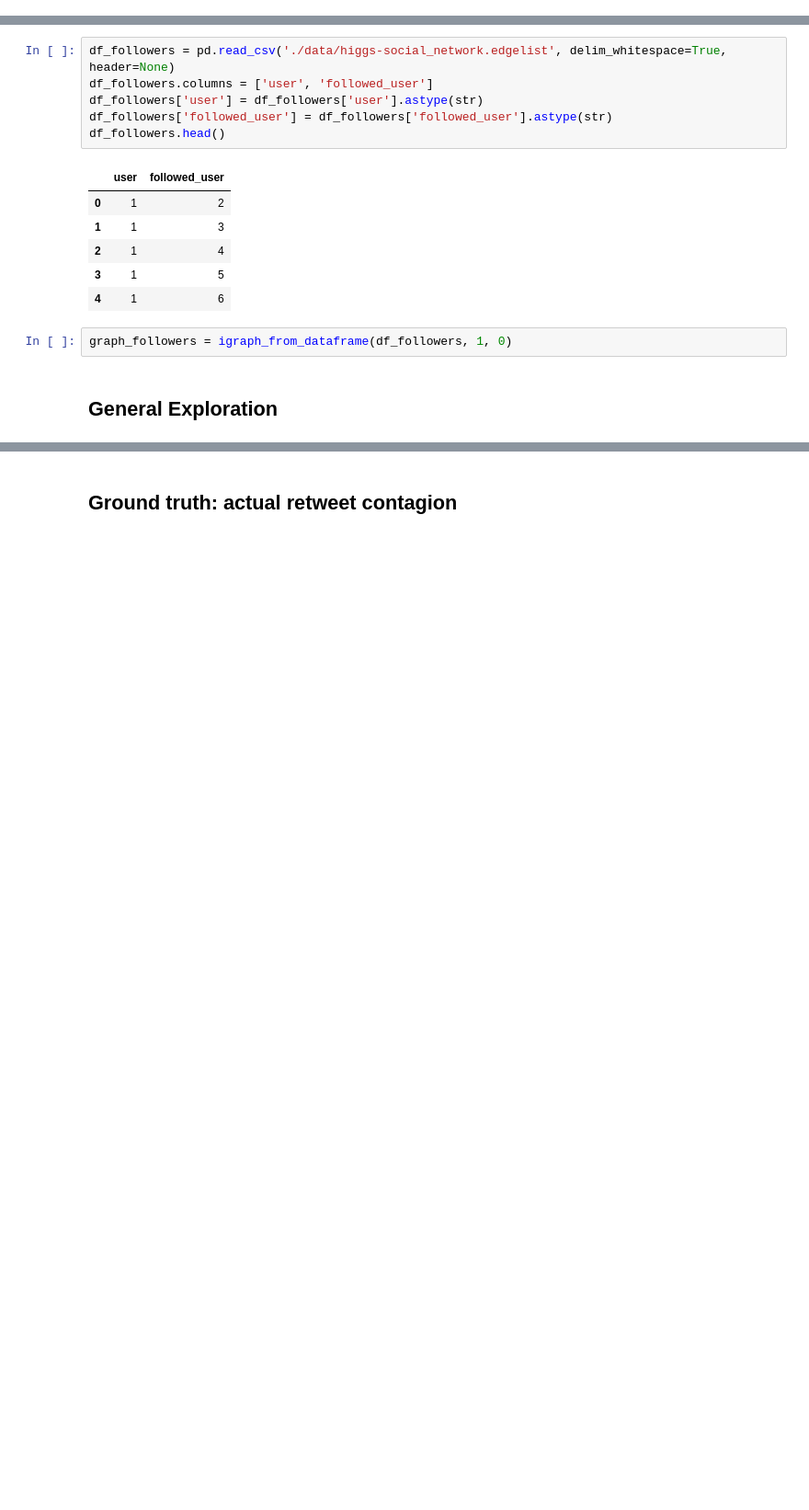
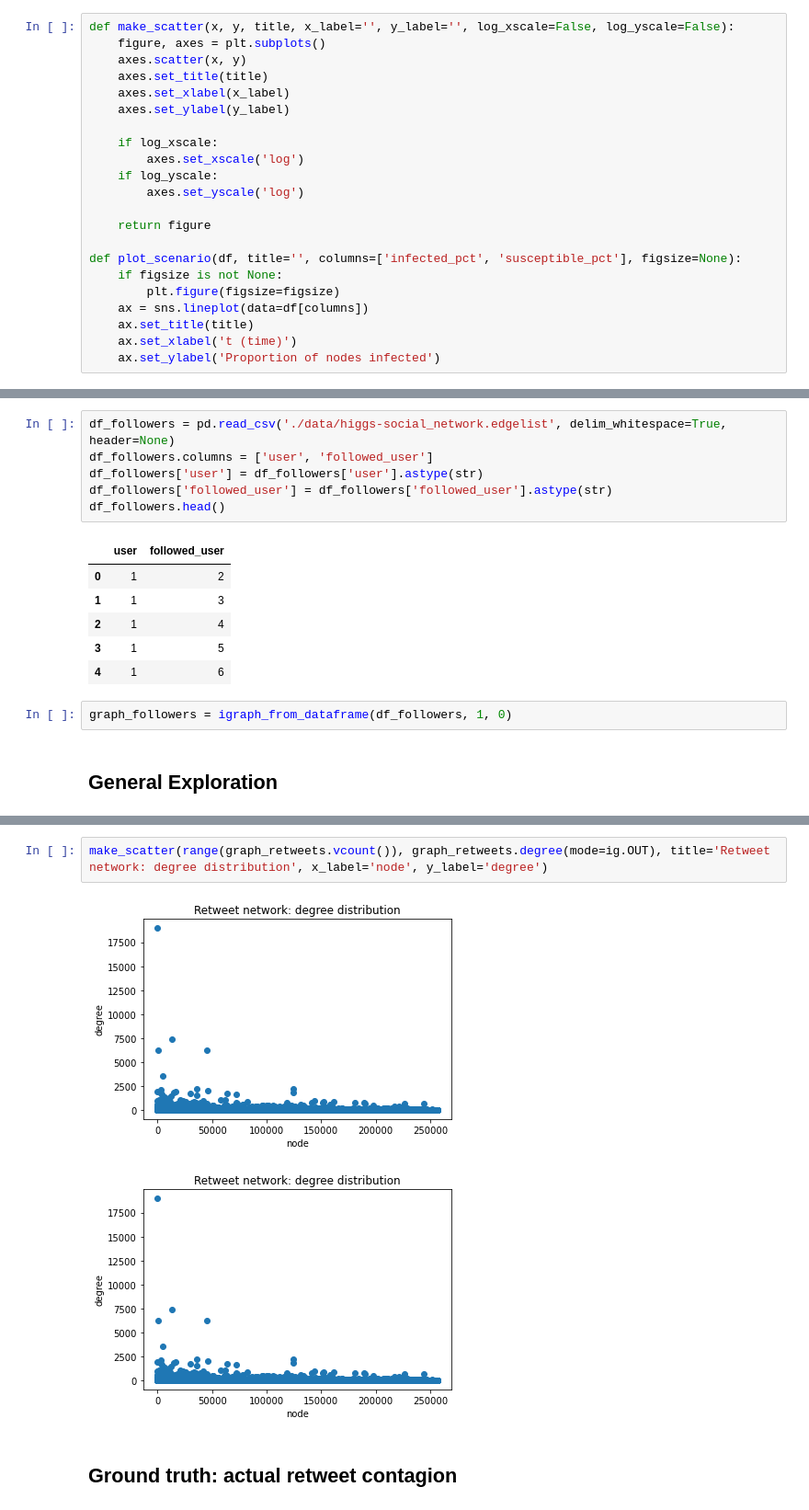
Before and after one commit to jammerware/higgs-rumor-contagion-modeling, a Jupyter notebook: project-igraph.ipynb, the cells around one changed output, grey strips where cells are left out. Shown: that part at 92% size. Cells and saved outputs as stored; diff of their text form; blank space fills up the shorter version.

```diff
--- a/project-igraph.ipynb
+++ b/project-igraph.ipynb
@@ -82,3 +76,25 @@ def find_idx_nearest_value(array, value):
+# %%
+def make_scatter(x, y, title, x_label='', y_label='', log_xscale=False, log_yscale=False):
+    figure, axes = plt.subplots()
+    axes.scatter(x, y)
+    axes.set_title(title)
+    axes.set_xlabel(x_label)
+    axes.set_ylabel(y_label)
+
+    if log_xscale:
+        axes.set_xscale('log')
+    if log_yscale:
+        axes.set_yscale('log')
+
+    return figure
+
+def plot_scenario(df, title='', columns=['infected_pct', 'susceptible_pct'], figsize=None):
+    if figsize is not None:
+        plt.figure(figsize=figsize)
+    ax = sns.lineplot(data=df[columns])
+    ax.set_title(title)
+    ax.set_xlabel('t (time)')
+    ax.set_ylabel('Proportion of nodes infected')
 # %% [markdown]
 ## Preprocessing
 # %% [markdown]
@@ -138,3 +171,8 @@ Graph: Followers
+# %%
+make_scatter(range(graph_retweets.vcount()), graph_retweets.degree(mode=ig.OUT), title='Retweet network: degree distribution', x_label='node', y_label='degree')
+# %% [output]
+[figure, added]
+[figure, added]
 # %% [markdown]
 ## Ground truth: actual retweet contagion
 # %%
```
Also changed, not shown: parts of 16 cells of this notebook.
